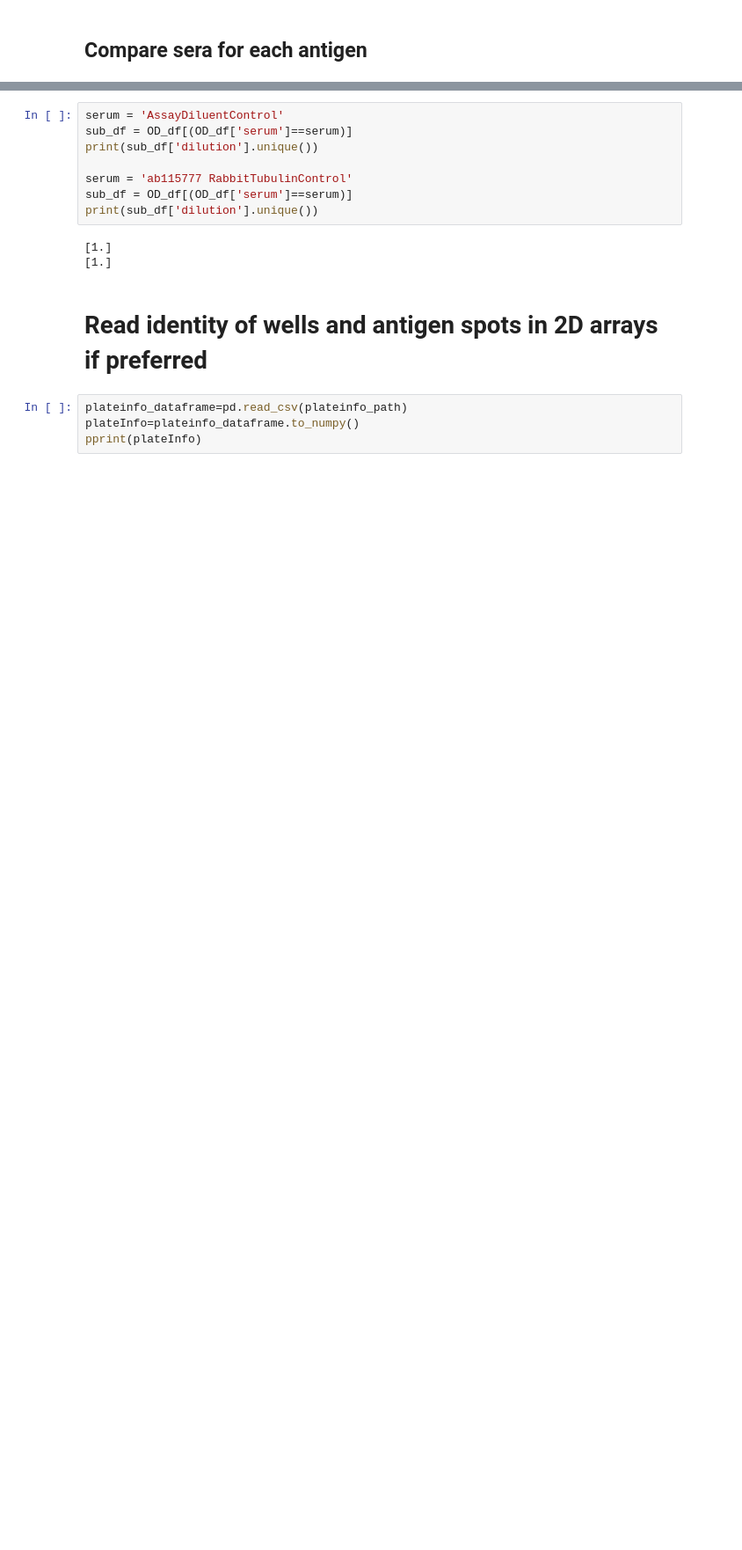
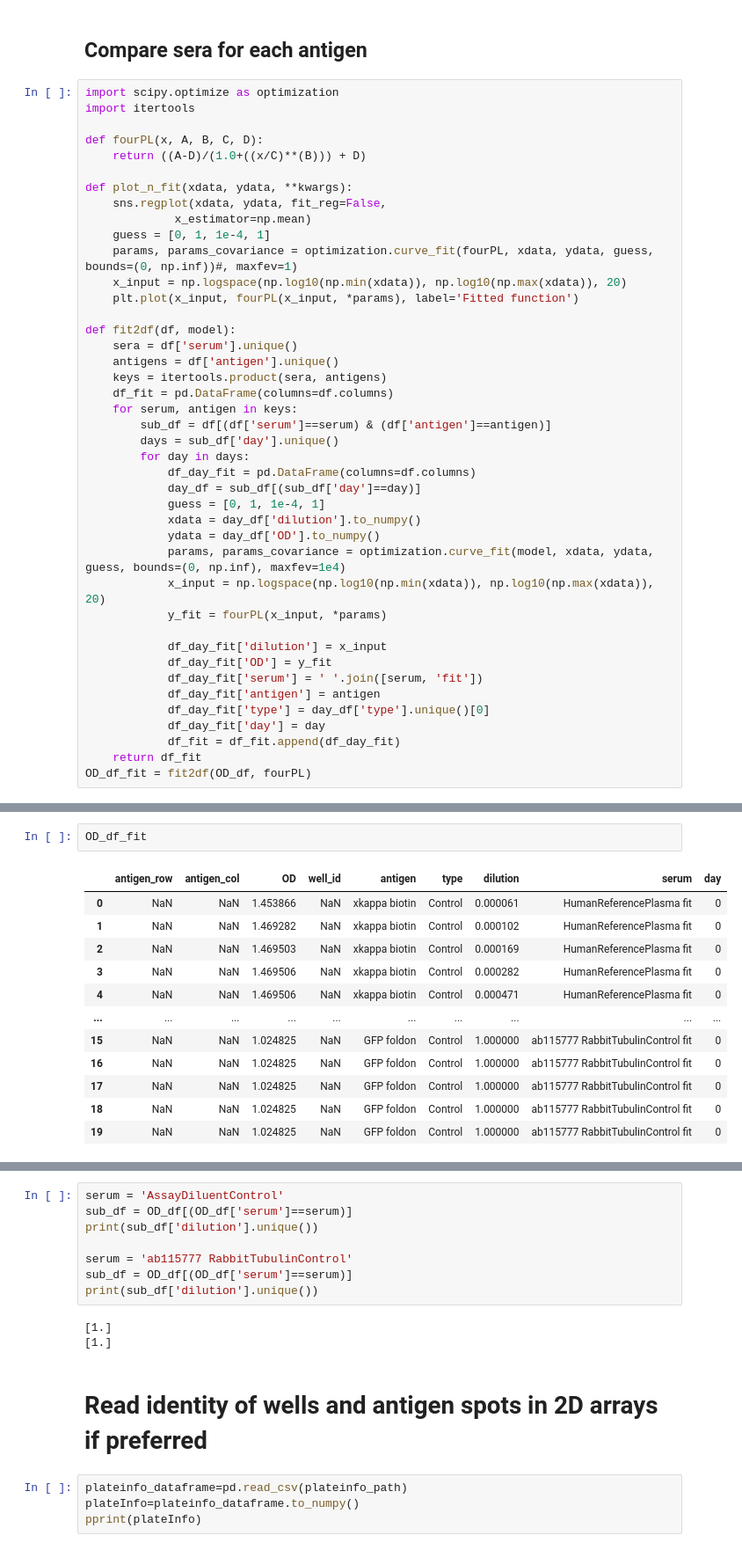
Before and after one commit to mehta-lab/multiSero, a Jupyter notebook: notebooks_interpretation/FluPlateInterpretationV3_smg.ipynb, the cells around one changed output, grey strips where cells are left out. Shown: that part at 88% size. Saved outputs shown, nothing was run; the diff lists cells and outputs as text; blank space fills up the shorter version.

```diff
--- a/notebooks_interpretation/FluPlateInterpretationV3_smg.ipynb
+++ b/notebooks_interpretation/FluPlateInterpretationV3_smg.ipynb
@@ -185,2 +185,44 @@ ax.set(xscale="log")
 # %% [markdown]
 ## Compare sera for each antigen
+# %%
+import scipy.optimize as optimization
+import itertools
+
+def fourPL(x, A, B, C, D):
+    return ((A-D)/(1.0+((x/C)**(B))) + D)
+
+def plot_n_fit(xdata, ydata, **kwargs):
+    sns.regplot(xdata, ydata, fit_reg=False,
+             x_estimator=np.mean)
+    guess = [0, 1, 1e-4, 1]
+    params, params_covariance = optimization.curve_fit(fourPL, xdata, ydata, guess, bounds=(0, np.inf))#, maxfev=1)
+    x_input = np.logspace(np.log10(np.min(xdata)), np.log10(np.max(xdata)), 20)
+    plt.plot(x_input, fourPL(x_input, *params), label='Fitted function')
+
+def fit2df(df, model):
+    sera = df['serum'].unique()
+    antigens = df['antigen'].unique()
+    keys = itertools.product(sera, antigens)
+    df_fit = pd.DataFrame(columns=df.columns)
+    for serum, antigen in keys:
+        sub_df = df[(df['serum']==serum) & (df['antigen']==antigen)]
+        days = sub_df['day'].unique()
+        for day in days:
+            df_day_fit = pd.DataFrame(columns=df.columns)
+            day_df = sub_df[(sub_df['day']==day)]
+            guess = [0, 1, 1e-4, 1]
+            xdata = day_df['dilution'].to_numpy()
+            ydata = day_df['OD'].to_numpy()
+            params, params_covariance = optimization.curve_fit(model, xdata, ydata, guess, bounds=(0, np.inf), maxfev=1e4)
+            x_input = np.logspace(np.log10(np.min(xdata)), np.log10(np.max(xdata)), 20)
+            y_fit = fourPL(x_input, *params)
+
+            df_day_fit['dilution'] = x_input
+            df_day_fit['OD'] = y_fit
+            df_day_fit['serum'] = ' '.join([serum, 'fit'])
+            df_day_fit['antigen'] = antigen
+            df_day_fit['type'] = day_df['type'].unique()[0]
+            df_day_fit['day'] = day
+            df_fit = df_fit.append(df_day_fit)
+    return df_fit
+OD_df_fit = fit2df(OD_df, fourPL)
@@ -186,0 +247,15 @@ ax.set(xscale="log")
+# %%
+OD_df_fit
+# %% [output]
+|  | antigen_row | antigen_col | OD | well_id | antigen | type | dilution | serum | day |
+| 0 | NaN | NaN | 1.453866 | NaN | xkappa biotin | Control | 0.000061 | HumanReferencePlasma fit | 0 |
+| 1 | NaN | NaN | 1.469282 | NaN | xkappa biotin | Control | 0.000102 | HumanReferencePlasma fit | 0 |
+| 2 | NaN | NaN | 1.469503 | NaN | xkappa biotin | Control | 0.000169 | HumanReferencePlasma fit | 0 |
+| 3 | NaN | NaN | 1.469506 | NaN | xkappa biotin | Control | 0.000282 | HumanReferencePlasma fit | 0 |
+| 4 | NaN | NaN | 1.469506 | NaN | xkappa biotin | Control | 0.000471 | HumanReferencePlasma fit | 0 |
+| ... | ... | ... | ... | ... | ... | ... | ... | ... | ... |
+| 15 | NaN | NaN | 1.024825 | NaN | GFP foldon | Control | 1.000000 | ab115777 RabbitTubulinControl fit | 0 |
+| 16 | NaN | NaN | 1.024825 | NaN | GFP foldon | Control | 1.000000 | ab115777 RabbitTubulinControl fit | 0 |
+| 17 | NaN | NaN | 1.024825 | NaN | GFP foldon | Control | 1.000000 | ab115777 RabbitTubulinControl fit | 0 |
+| 18 | NaN | NaN | 1.024825 | NaN | GFP foldon | Control | 1.000000 | ab115777 RabbitTubulinControl fit | 0 |
+| 19 | NaN | NaN | 1.024825 | NaN | GFP foldon | Control | 1.000000 | ab115777 RabbitTubulinControl fit | 0 |
```
Also changed, not shown: parts of 6 cells of this notebook.
